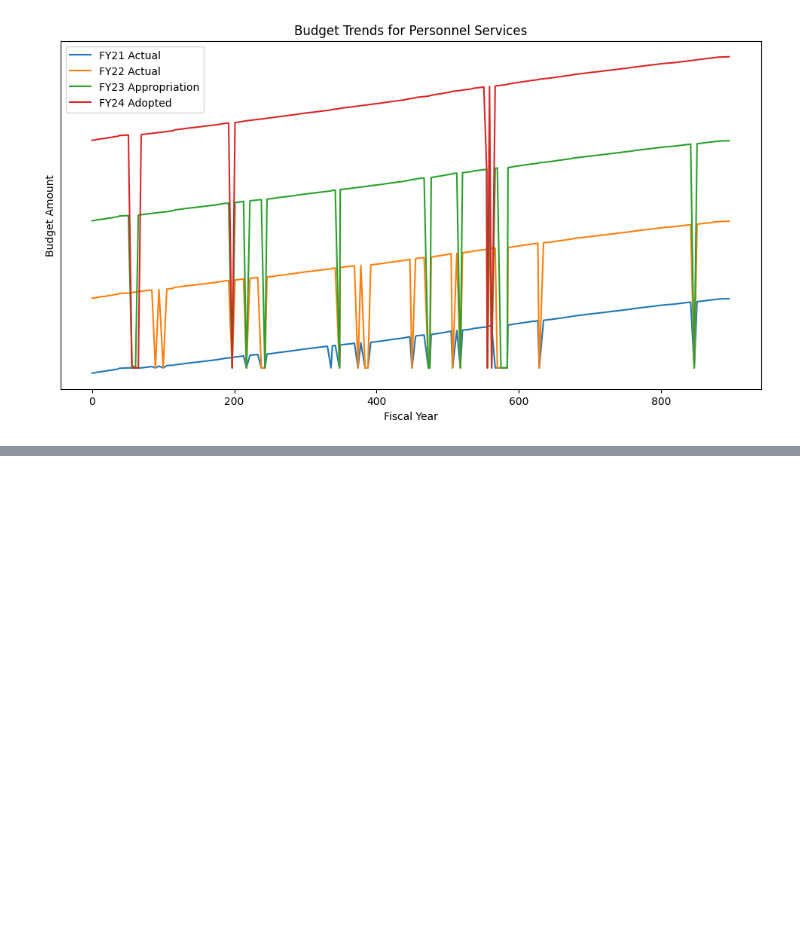
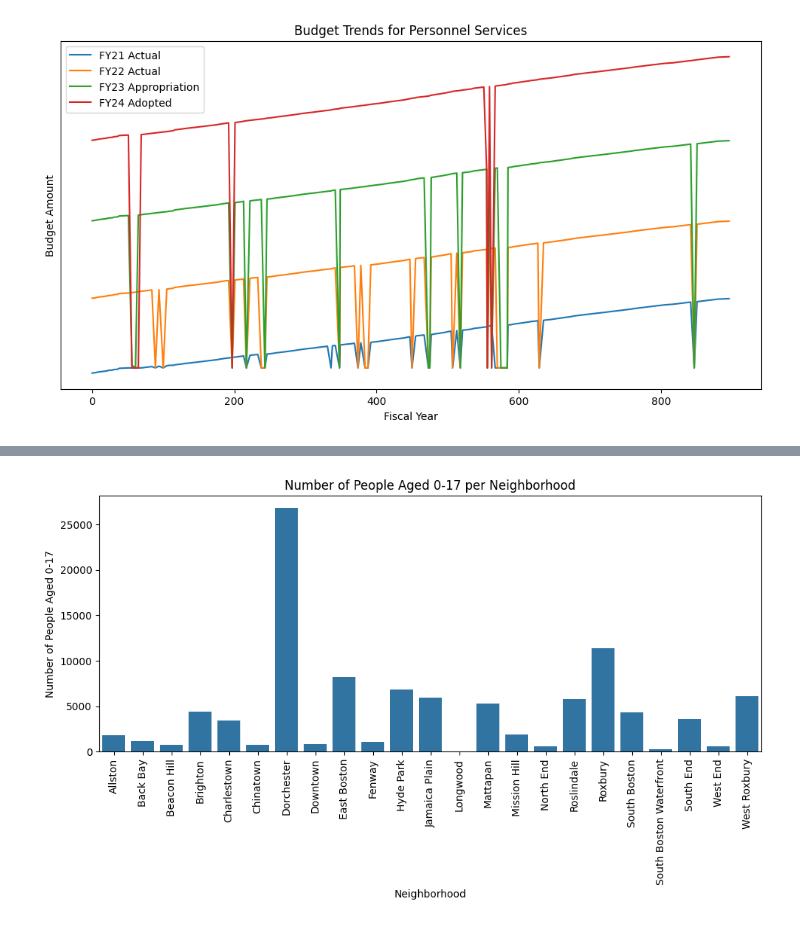
Before and after one commit to BU-Spark/ds-boston-city-budget, a Jupyter notebook: fa23-team-a/visual.ipynb, the cells around one changed output, grey strips where cells are left out. Drawn from its saved outputs; the diff is of its cells as text; code cells hidden in the pictures; blank space fills up the shorter version.

```diff
--- a/fa23-team-a/visual.ipynb
+++ b/fa23-team-a/visual.ipynb
@@ -266,0 +302,12 @@ plt.show()
+# %%
+# Visualize the number of people aged 0-17 per neighborhood
+plt.figure(figsize=(10, 6))
+sns.barplot(x=census_data['field concept'], y=census_data['Total: aged 0-17'].progress_apply(pd.to_numeric, errors='coerce'))
+plt.xticks(rotation=90)
+plt.title('Number of People Aged 0-17 per Neighborhood')
+plt.xlabel('Neighborhood')
+plt.ylabel('Number of People Aged 0-17')
+plt.tight_layout()
+plt.show()
+# %% [output]
+[figure, added]
```
Also changed, not shown: parts of 5 cells of this notebook.
